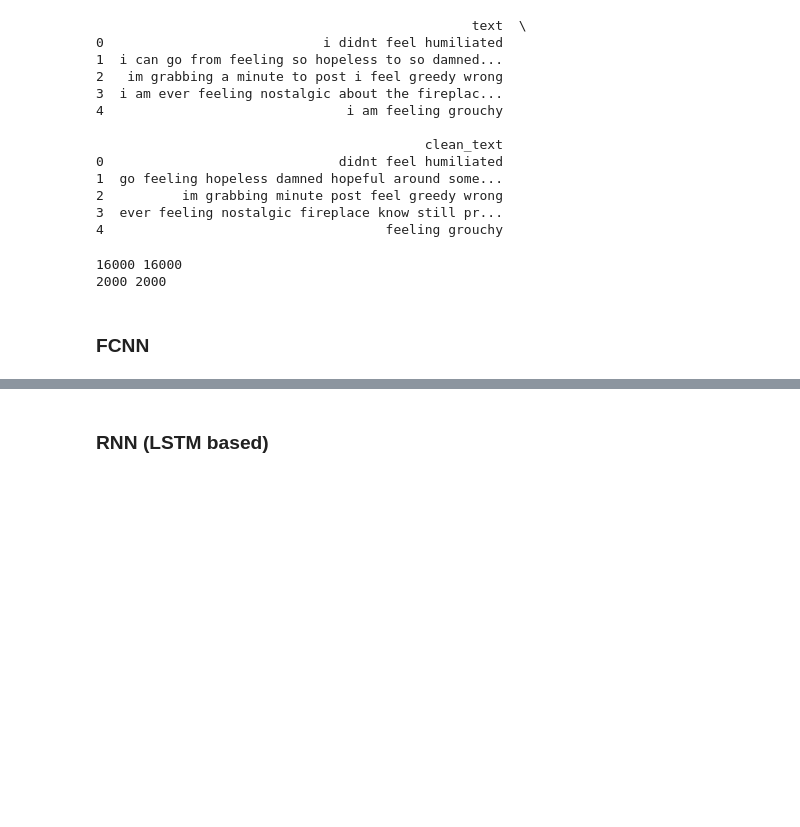
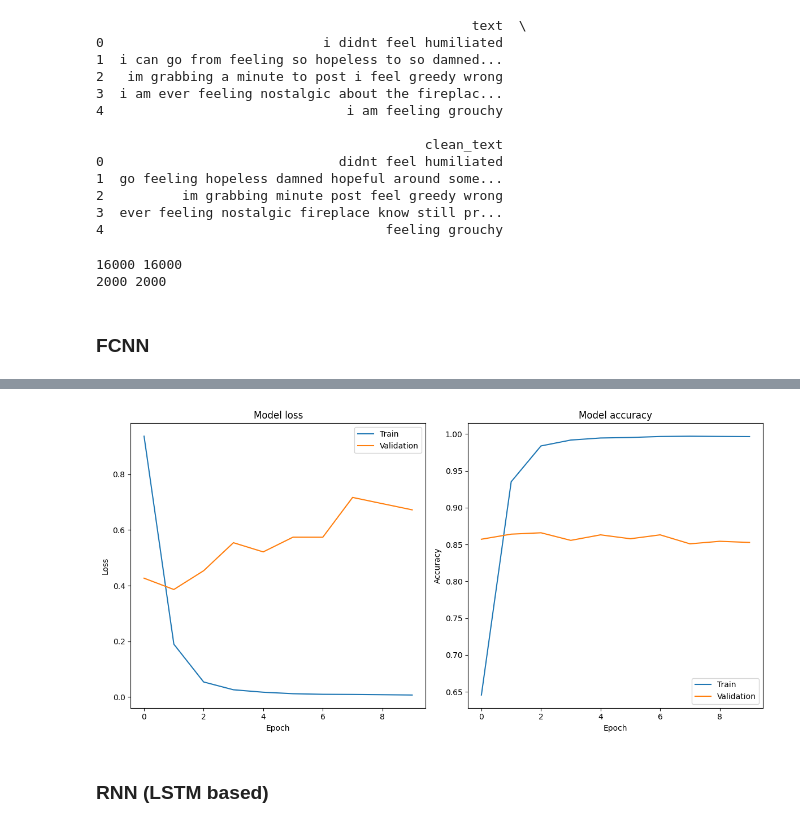
Before and after one commit to SanaDG/NLP_Project, a Jupyter notebook: NLP_Project.ipynb, the cells around one changed output, grey strips where cells are left out. Cells and saved outputs as stored; diff of their text form; code cells hidden in the pictures; blank space fills up the shorter version.

```diff
--- a/NLP_Project.ipynb
+++ b/NLP_Project.ipynb
@@ -3,6 +27,8 @@
 # %%
 import pandas as pd
 import os
+
+# Define the file loading function
 def load_data(file_path):
     data = []
     with open(file_path, 'r', encoding='utf-8') as file:
@@ -12,9 +38,12 @@ def load_data(file_path):
                 data.append({'text': tweet, 'emotion': label})
     return pd.DataFrame(data)
 
-# Load datasets
-train_data = load_data('train.txt')
-test_data = load_data('test.txt')
+# Load datasets using the uploaded file names
+train_file_path = 'train.txt'
+test_file_path = 'test.txt'
+
+train_data = load_data(train_file_path)
+test_data = load_data(test_file_path)
 
 # Display the first few rows of the datasets
 print(train_data.head())
@@ -106,11 +137,7 @@ print(len(test_data['clean_text']), len(test_data['emotion']))
 # %% [markdown]
 ### FCNN
 # %%
-from sklearn.feature_extraction.text import TfidfVectorizer
-from sklearn.model_selection import train_test_split
-from sklearn.preprocessing import LabelEncoder
-from keras.models import Sequential
-from keras.layers import Dense
+import matplotlib.pyplot as plt
 
 # TF-IDF Vectorization
 vectorizer = TfidfVectorizer(max_features=5000)
@@ -134,10 +161,32 @@ model.add(Dense(len(encoder.classes_), activation='softmax'))
 
 # Compile and Train the Model
 model.compile(loss='sparse_categorical_crossentropy', optimizer='adam', metrics=['accuracy'])
-model.fit(X_train, y_train, epochs=10, batch_size=64, validation_data=(X_val, y_val))
+history = model.fit(X_train, y_train, epochs=10, batch_size=64, validation_data=(X_val, y_val))
 
 # Evaluate the Model
 loss, accuracy = model.evaluate(X_test, y_test)
 print(f'Test Accuracy: {accuracy}')
+
+# Plot training & validation loss values
+plt.figure(figsize=(12, 6))
+plt.subplot(1, 2, 1)
+plt.plot(history.history['loss'])
+plt.plot(history.history['val_loss'])
+plt.title('Model loss')
+plt.xlabel('Epoch')
+plt.ylabel('Loss')
+plt.legend(['Train', 'Validation'], loc='upper right')
+
+# Plot training & validation accuracy values
+plt.subplot(1, 2, 2)
+plt.plot(history.history['accuracy'])
+plt.plot(history.history['val_accuracy'])
+plt.title('Model accuracy')
+plt.xlabel('Epoch')
+plt.ylabel('Accuracy')
+plt.legend(['Train', 'Validation'], loc='lower right')
+
+plt.tight_layout()
+plt.show()
 # %% [output]
 Epoch 1/10
@@ -160,3 +209,4 @@ Test Accuracy: 0.8600000143051147
+[figure, added]
 # %% [markdown]
 ### RNN (LSTM based)
 # %%
```
Also changed, not shown: parts of 22 cells of this notebook.
